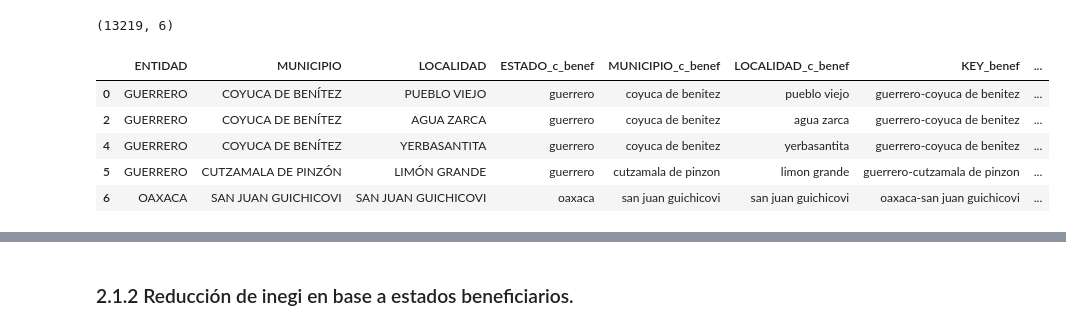
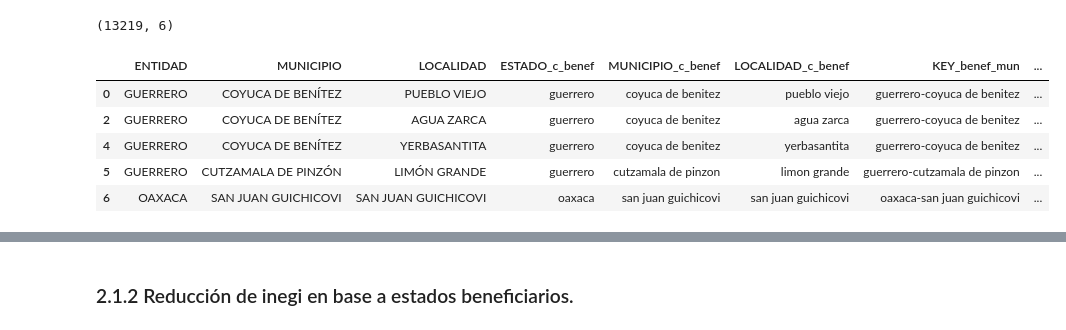
Before and after one commit to DGRIA/SESNA-Fertilizantes, a Jupyter notebook: src/Notebooks/2.3 Benef2019-2022_Cleaning_and_merged.ipynb, the cells around one changed output, grey strips where cells are left out. Cells and saved outputs as stored; diff of their text form; code cells hidden in the pictures.

```diff
--- a/src/Notebooks/2.3 Benef2019-2022_Cleaning_and_merged.ipynb
+++ b/src/Notebooks/2.3 Benef2019-2022_Cleaning_and_merged.ipynb
@@ -215,12 +222,13 @@ listado_beneficiarios.head()
 | 3 | ABAD ALARCON FULGENCIO | CENTRO PAÍS | GUERRERO | COYUCA DE BENÍTEZ | AGUA ZARCA | Alto | Cultivo de maíz grano blanco | 2022-07-12 | ... |
 | 4 | ABAD ALARCON ROMALDA | CENTRO PAÍS | GUERRERO | COYUCA DE BENÍTEZ | YERBASANTITA | Alto | Cultivo de maíz grano blanco | 2022-06-20 | ... |
 # %%
-Estados_beneficiarios2019_2022 = listado_beneficiarios[['ENTIDAD', 'MUNICIPIO', 'LOCALIDAD']]
+# Obtenemos las localidades únicas en el dataset.
+Localidades_19_22 = listado_beneficiarios[['ENTIDAD', 'MUNICIPIO', 'LOCALIDAD']]
 # %%
-Estados_beneficiarios2019_2022 = Estados_beneficiarios2019_2022.drop_duplicates()
+Localidades_19_22 = Localidades_19_22.drop_duplicates()
 # %%
 # Estandarizamos la limpieza de los datos
-Estados_beneficiarios2019_2022['ESTADO_c_benef'] = Estados_beneficiarios2019_2022['ENTIDAD'].apply(clean_text)
-Estados_beneficiarios2019_2022['MUNICIPIO_c_benef'] = Estados_beneficiarios2019_2022['MUNICIPIO'].apply(clean_text)
-Estados_beneficiarios2019_2022['LOCALIDAD_c_benef'] = Estados_beneficiarios2019_2022['LOCALIDAD'].apply(clean_text)
+Localidades_19_22['ESTADO_c_benef'] = Localidades_19_22['ENTIDAD'].apply(clean_text)
+Localidades_19_22['MUNICIPIO_c_benef'] = Localidades_19_22['MUNICIPIO'].apply(clean_text)
+Localidades_19_22['LOCALIDAD_c_benef'] = Localidades_19_22['LOCALIDAD'].apply(clean_text)
 # %%
@@ -228,15 +236,16 @@ Estados_beneficiarios2019_2022.shape
 # %% [output]
 (13219, 6)
 # %%
-Estados_beneficiarios2019_2022['KEY_benef'] = Estados_beneficiarios2019_2022['ESTADO_c_benef'].astype(str) + '-' + Estados_beneficiarios2019_2022[
+# Creamos las dos keys de beneficiarios
+Localidades_19_22['KEY_benef_mun'] = Localidades_19_22['ESTADO_c_benef'].astype(str) + '-' + Localidades_19_22[
     'MUNICIPIO_c_benef'].astype(str)
 
-Estados_beneficiarios2019_2022['KEY_benef_localidad'] = Estados_beneficiarios2019_2022['ESTADO_c_benef'].astype(str) + '-' + Estados_beneficiarios2019_2022[
-    'MUNICIPIO_c_benef'].astype(str) + '-' + Estados_beneficiarios2019_2022['LOCALIDAD_c_benef'].astype(str)
+Localidades_19_22['KEY_benef_loc'] = Localidades_19_22['ESTADO_c_benef'].astype(str) + '-' + Localidades_19_22[
+    'MUNICIPIO_c_benef'].astype(str) + '-' + Localidades_19_22['LOCALIDAD_c_benef'].astype(str)
 
-Estados_beneficiarios2019_2022.head()
+Localidades_19_22.head()
 # %% [output]
-|  | ENTIDAD | MUNICIPIO | LOCALIDAD | ESTADO_c_benef | MUNICIPIO_c_benef | LOCALIDAD_c_benef | KEY_benef | ... |
+|  | ENTIDAD | MUNICIPIO | LOCALIDAD | ESTADO_c_benef | MUNICIPIO_c_benef | LOCALIDAD_c_benef | KEY_benef_mun | ... |
 | 0 | GUERRERO | COYUCA DE BENÍTEZ | PUEBLO VIEJO | guerrero | coyuca de benitez | pueblo viejo | guerrero-coyuca de benitez | ... |
 | 2 | GUERRERO | COYUCA DE BENÍTEZ | AGUA ZARCA | guerrero | coyuca de benitez | agua zarca | guerrero-coyuca de benitez | ... |
 | 4 | GUERRERO | COYUCA DE BENÍTEZ | YERBASANTITA | guerrero | coyuca de benitez | yerbasantita | guerrero-coyuca de benitez | ... |
```
Also changed, not shown: parts of 62 cells of this notebook.
